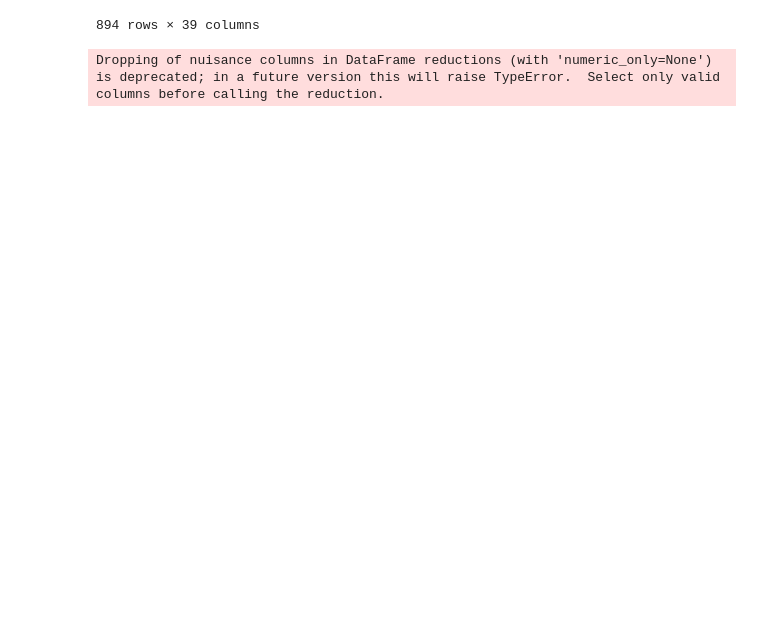
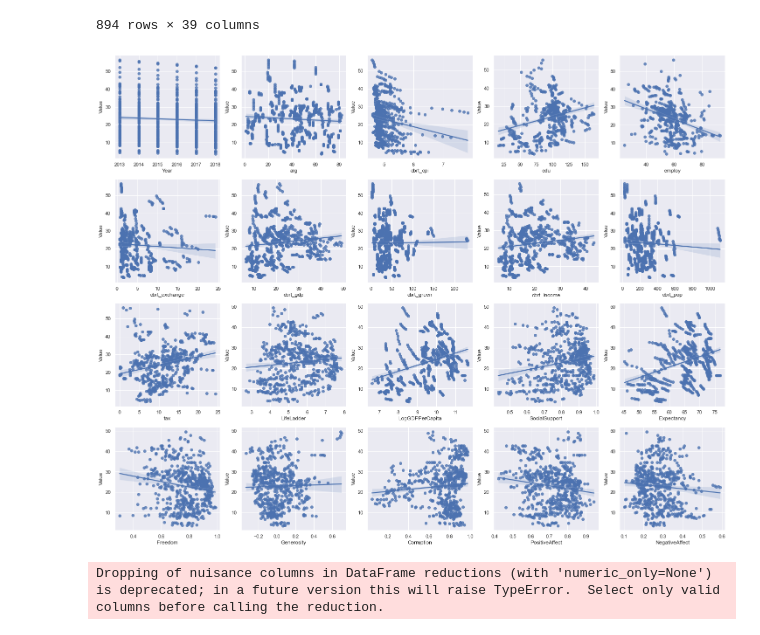
Before and after one commit to QiyunC/Citadel-Datathon-2021, a Jupyter notebook: datathon-analysis.ipynb, the cells around one changed output. Saved outputs shown, nothing was run; the diff lists cells and outputs as text; code cells hidden in the pictures; blank space fills up the shorter version.

```diff
--- a/datathon-analysis.ipynb
+++ b/datathon-analysis.ipynb
@@ -165,25 +167,27 @@ See the caveats in the documentation: https://pandas.pydata.org/pandas-docs/stab
 | 893 | AMR | Americas | COL | Colombia | 2013 | Both sexes | 9.7 | 40.392609 | ... |
 894 rows × 39 columns
 # %%
-# log_cols_set = set(log_cols)
+log_cols_set = set(log_cols)
 # %%
-# from matplotlib import pyplot as plt
-# import seaborn as sns
-# import numpy as np
+from matplotlib import pyplot as plt
+import seaborn as sns
+import numpy as np
 
-# sns.set(rc = {'figure.figsize':(25,20)})
+sns.set(rc = {'figure.figsize':(25,20)})
 
-# fig, axes = plt.subplots(nrows, ncols)
-# # exchange?
+fig, axes = plt.subplots(nrows, ncols)
+# exchange?
 
-# for i in range(len(num_cols)):
-#     row=i//ncols,
-#     col=i%ncols
-#     col_name = num_cols[i]
-#     if col_name in log_cols_set:
-#         col_name = 'cbrt_' + col_name
-#     sns.regplot(ax=axes[row][col], data=ww_df_ts, x=col_name, y="Value") # note: we should exclude log dgp (original variable!!!)
-#     axes[row][col].set_xlabel(col_name)
+for i in range(len(num_cols)):
+    row=i//ncols,
+    col=i%ncols
+    col_name = num_cols[i]
+    if col_name in log_cols_set:
+        col_name = 'cbrt_' + col_name
+    sns.regplot(ax=axes[row][col], data=ww_df_ts, x=col_name, y="Value") # note: we should exclude log dgp (original variable!!!)
+    axes[row][col].set_xlabel(col_name)
+# %% [output]
+[figure, added]
 # %%
 # 1. PCA + LR
 # %%
```
Also changed, not shown: parts of 10 cells of this notebook, 1 other file.
